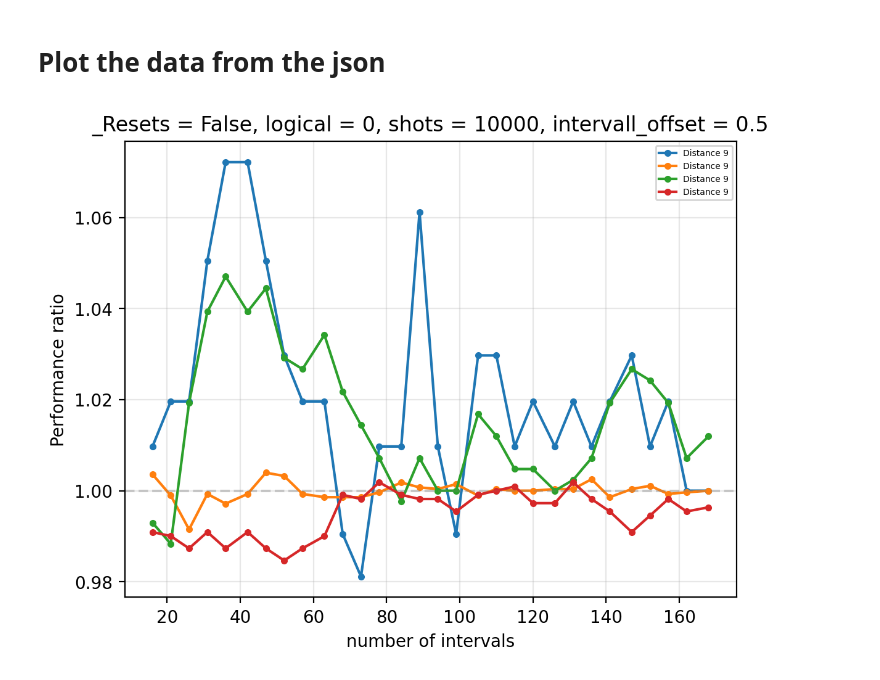
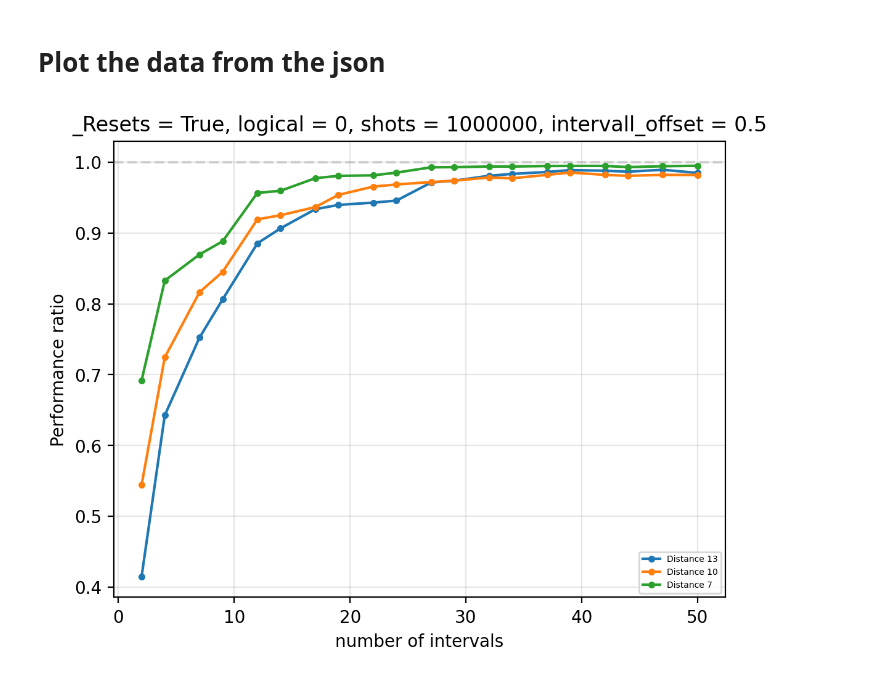
Before and after one commit to quantumjim/soft_information_decoding, a Jupyter notebook: notebooks/Simulator/Info_perfo/plot.ipynb, the cells around one changed output. Cells and saved outputs as stored; diff of their text form; code cells hidden in the pictures.

```diff
--- a/notebooks/Simulator/Info_perfo/plot.ipynb
+++ b/notebooks/Simulator/Info_perfo/plot.ipynb
@@ -13,37 +13,37 @@ for result in data:
     if result["metadata"]["DEVICE"] != 'ibm_sherbrooke':
         continue
     if result["metadata"]["DISTANCE"] != result["metadata"]["ROUNDS"]:
         continue
-    if result["metadata"]["_RESETS"] != False:
+    if result["metadata"]["_RESETS"] != True:
         continue
-    if result["metadata"]["SHOTS"] != int(1e4):
+    if result["metadata"]["SHOTS"] != int(1e6):
         continue
     if "interval_offset" not in result["metadata"].keys():
         continue
 
     if result["metadata"]["interval_offset"] != 0.5:
         continue
 
-    if result["metadata"]["DISTANCE"] > 11:
+    if result["metadata"]["DISTANCE"] > 20:
         continue
 
-    # if result["metadata"]["DISTANCE"] %2 == 0:
-    #     continue
+    if "nbs_intervals" not in result.keys():
+        continue
 
 
     errors = [result["num_errors"][-1]/(e+1e-8) for e in result["num_errors"][:-1]]
     bits = [2**b for b in result["bits"][:-1]]
     bits = result["bits"][:-1]
-    plt.plot(np.linspace(2**4, 2**7+40, 30).astype(int), errors[:], label=f"Distance {result['metadata']['DISTANCE']}", marker="o", markersize=3)
+    plt.plot(np.linspace(2, 50, 20).astype(int)[:], errors[:], label=f"Distance {result['metadata']['DISTANCE']}", marker="o", markersize=3)
     plt.title(f"_Resets = {result['metadata']['_RESETS']}, logical = {result['metadata']['LOGICAL']}, shots = {result['metadata']['SHOTS']}, intervall_offset = {result['metadata']['interval_offset']}")
     plt.xlabel("Number of bits (2**bits intervals)")
     plt.xlabel("number of intervals")
     plt.xticks()
     plt.ylabel("Performance ratio")
     # plt.ylim(0.6, 1.1)
     # plt.xticks(bits)
     plt.axhline(y=1, color='grey', linestyle='--', alpha=0.1)
     plt.legend(fontsize=5)
     plt.grid(alpha=0.3)
 # %% [output]
-[figure, old version]
+[figure, new version]
```
Also changed, not shown: 2 other files.
